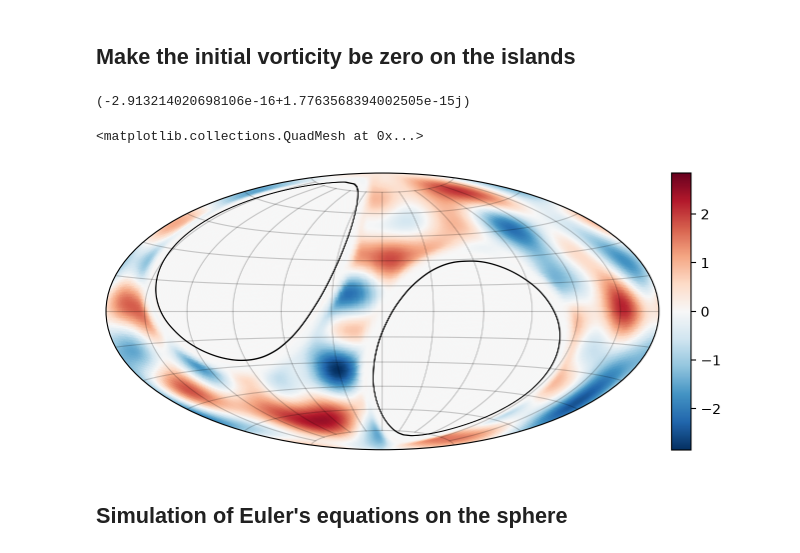
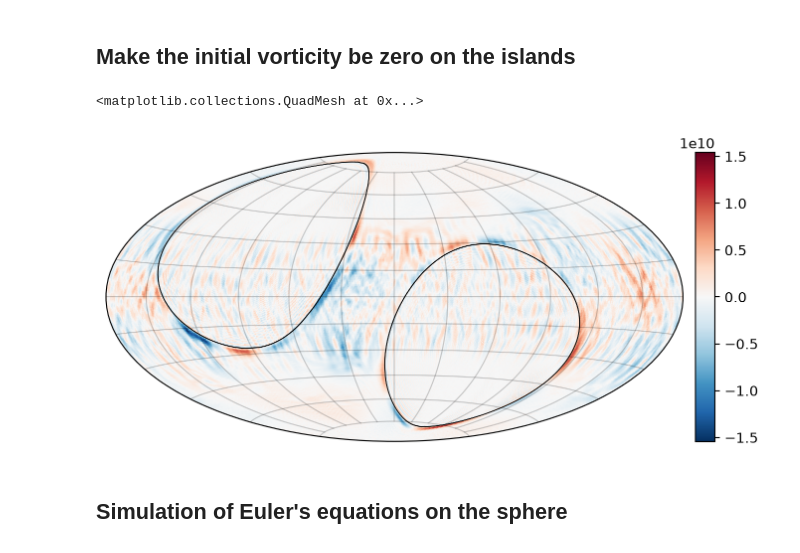
Before and after one commit to andrmykl/quflow, a Jupyter notebook: notebooks/constraint-cluster-simulation/constraint-cluster-simulation.ipynb, the cells around one changed output. Cells and saved outputs as stored; diff of their text form; code cells hidden in the pictures.

```diff
--- a/notebooks/constraint-cluster-simulation/constraint-cluster-simulation.ipynb
+++ b/notebooks/constraint-cluster-simulation/constraint-cluster-simulation.ipynb
@@ -131,14 +126,15 @@ gamma ratio is 0.0
 [figure]
 # %% [markdown]
 ## Make the initial vorticity be zero on the islands
-# %%
-W0_proj = project_soft(W0,F,level_set_center,level_set_epsilon+0.35, epsilon=0.01)
-print(np.linalg.trace(W0_proj))
-plotF(W0_proj)
-# %% [output]
-(-2.913214020698106e-16+1.7763568394002505e-15j)
-<matplotlib.collections.QuadMesh at 0x...>
-[figure, removed]
+# %%
+def project(W):
+    return F_c@(F_c.conj().T@W@F_c)@F_c.conj().T
+
+W0_proj = project(W0)
+plotF(W0_proj)
+# %% [output]
+<matplotlib.collections.QuadMesh at 0x...>
+[figure, added]
 # %% [markdown]
 ## Simulation of Euler's equations on the sphere
 # %% [markdown]
```
Also changed, not shown: parts of 12 cells of this notebook, 4 other files.
